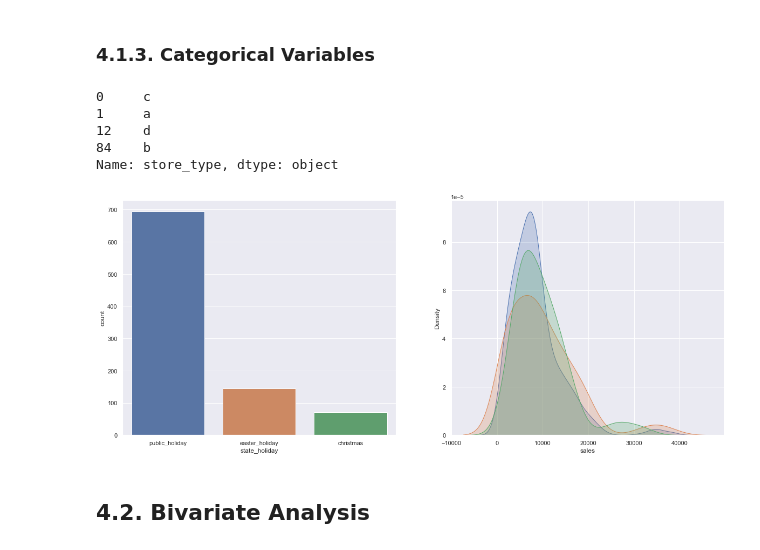
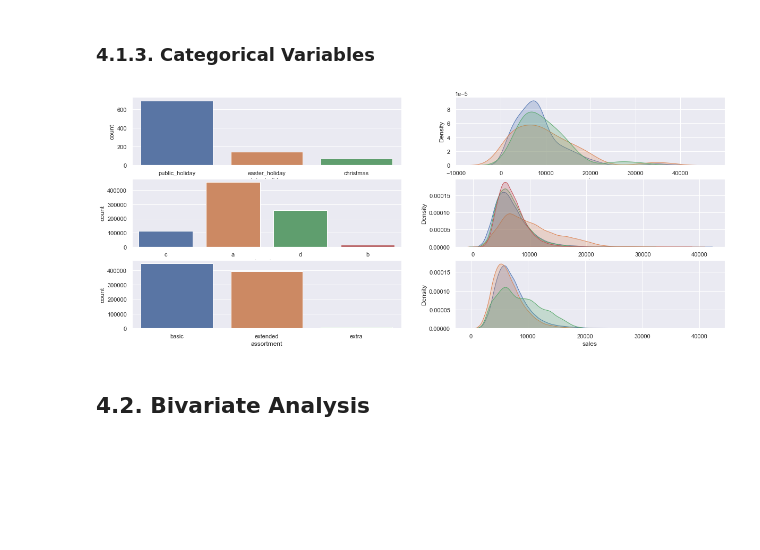
Before and after one commit to endhel/Rossmann-Store-Sales-Forecasting, a Jupyter notebook: store_sales_prediction.ipynb, the cells around one changed output. Saved outputs shown, nothing was run; the diff lists cells and outputs as text; code cells hidden in the pictures; blank space fills up the shorter version.

```diff
--- a/store_sales_prediction.ipynb
+++ b/store_sales_prediction.ipynb
@@ -384,38 +384,39 @@ num_attributes.hist( bins=25, figsize=(20, 10) );
 [figure]
 # %% [markdown]
 ### 4.1.3. Categorical Variables
-# %%
-df4['store_type'].drop_duplicates()
-# %% [output]
-0     c
-1     a
-12    d
-84    b
-Name: store_type, dtype: object
 # %%
 plt.figure( figsize=(20, 8) )
 
 # state_holiday
-plt.subplot( 2, 2, 1 )
+plt.subplot( 3, 2, 1 )
 a = df4[df4['state_holiday'] != 'regular_day']
-sns.countplot( x = a['state_holiday'] );
+sns.countplot( x = a['state_holiday'] )
 
-plt.subplot( 2, 2, 2 )
+plt.subplot( 3, 2, 2 )
 sns.kdeplot( df4[df4['state_holiday'] == 'public_holiday']['sales'], label='public_holiday', shade=True )
 sns.kdeplot( df4[df4['state_holiday'] == 'easter_holiday']['sales'], label='easter_holiday', shade=True )
-sns.kdeplot( df4[df4['state_holiday'] == 'christmas']['sales'], label='christmas', shade=True );
+sns.kdeplot( df4[df4['state_holiday'] == 'christmas']['sales'], label='christmas', shade=True )
 
 # story_type
-plt.subplot( 2, 2, 3 )
-sns.countplot( x = df4['store_type'] );
+plt.subplot( 3, 2, 3 )
+sns.countplot( x = df4['store_type'] )
 
-plt.subplot( 2, 2, 4 )
+plt.subplot( 3, 2, 4 )
 sns.kdeplot( df4[df4['store_type'] == 'a']['sales'], label='a', shade=True )
 sns.kdeplot( df4[df4['store_type'] == 'b']['sales'], label='b', shade=True )
 sns.kdeplot( df4[df4['store_type'] == 'c']['sales'], label='c', shade=True )
-sns.kdeplot( df4[df4['store_type'] == 'd']['sales'], label='d', shade=True );
+sns.kdeplot( df4[df4['store_type'] == 'd']['sales'], label='d', shade=True )
+
+# assortment
+plt.subplot( 3, 2, 5 )
+sns.countplot( x = df4['assortment'] )
+
+plt.subplot( 3, 2, 6 )
+sns.kdeplot( df4[df4['assortment'] == 'extended']['sales'], label='extended', shade=True )
+sns.kdeplot( df4[df4['assortment'] == 'basic']['sales'], label='basic', shade=True )
+sns.kdeplot( df4[df4['assortment'] == 'extra']['sales'], label='extra', shade=True );
 # %% [output]
-[figure, old version]
+[figure, new version]
 # %% [markdown]
 ## 4.2. Bivariate Analysis
 # %% [markdown]
```
Also changed, not shown: parts of 1 cell of this notebook.
